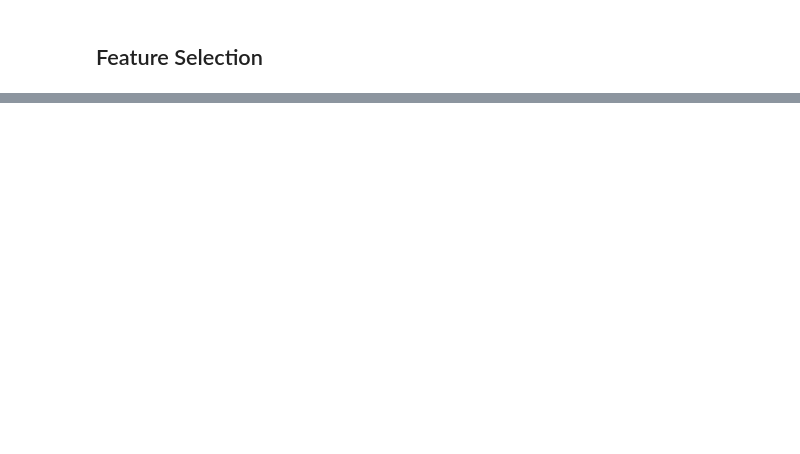
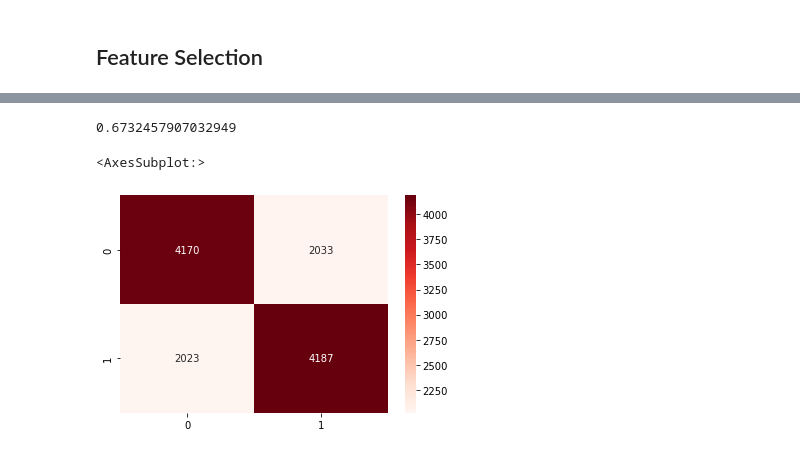
Before and after one commit to eltarr-kawther/Credit-Scoring, a Jupyter notebook: Notebooks/FeatureSelection.ipynb, the cells around one changed output, grey strips where cells are left out. Drawn from its saved outputs; the diff is of its cells as text; code cells hidden in the pictures; blank space fills up the shorter version.

Commit message:
boruta + undersampling + xgboost

```diff
--- a/Notebooks/FeatureSelection.ipynb
+++ b/Notebooks/FeatureSelection.ipynb
@@ -256,0 +279,9 @@ print(len(selected_features))
+# %%
+scaler = StandardScaler()
+X_ru_boruta = scaler.fit_transform(X_ru_boruta)
+# %%
+X_train, X_val, y_train, y_val = train_test_split(X_ru_boruta, y_ru, test_size = 0.25, shuffle=True)
+# %%
+model = xg.XGBClassifier()
+
+model.fit(X_train, y_train)
@@ -256,0 +300,11 @@ print(len(selected_features))
+# %%
+y_pred = model.predict(X_val)
+# %%
+accuracy_score(y_val, y_pred)
+# %% [output]
+0.6732457907032949
+# %%
+sns.heatmap(confusion_matrix(y_val, y_pred), annot=True, fmt='.4g', cmap='Reds')
+# %% [output]
+<AxesSubplot:>
+[figure, added]
```
Also changed, not shown: parts of 27 cells of this notebook.
